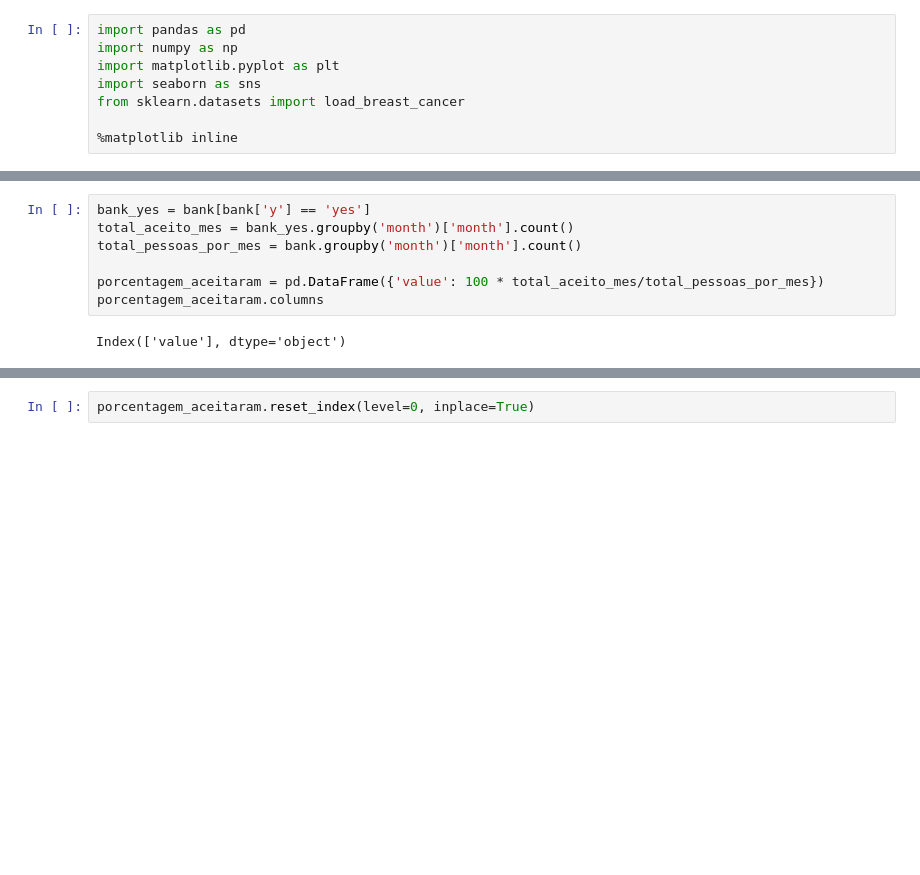
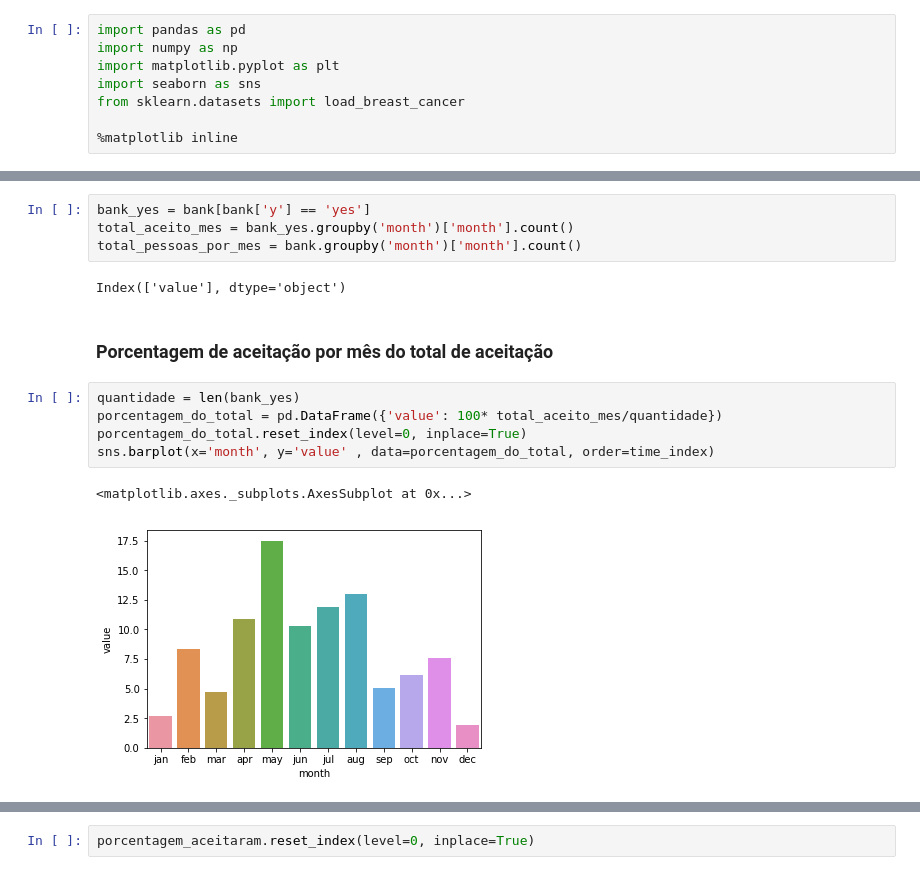
Before and after one commit to Aprendizado-de-Maquina-2018-2/classificacao, a Jupyter notebook: Ronyell-Teste.ipynb, the cells around one changed output, grey strips where cells are left out. Saved outputs shown, nothing was run; the diff lists cells and outputs as text; blank space fills up the shorter version.

```diff
--- a/Ronyell-Teste.ipynb
+++ b/Ronyell-Teste.ipynb
@@ -35,8 +42,15 @@ sns.countplot(x='month', hue="y", data=bank)
 bank_yes = bank[bank['y'] == 'yes']
 total_aceito_mes = bank_yes.groupby('month')['month'].count()
 total_pessoas_por_mes = bank.groupby('month')['month'].count()
-
-porcentagem_aceitaram = pd.DataFrame({'value': 100 * total_aceito_mes/total_pessoas_por_mes})
-porcentagem_aceitaram.columns
 # %% [output]
 Index(['value'], dtype='object')
+# %% [markdown]
+### Porcentagem de aceitação por mês do total de aceitação
+# %%
+quantidade = len(bank_yes)
+porcentagem_do_total = pd.DataFrame({'value': 100* total_aceito_mes/quantidade})
+porcentagem_do_total.reset_index(level=0, inplace=True)
+sns.barplot(x='month', y='value' , data=porcentagem_do_total, order=time_index)
+# %% [output]
+<matplotlib.axes._subplots.AxesSubplot at 0x...>
+[figure, added]
```
Also changed, not shown: parts of 10 cells of this notebook.
